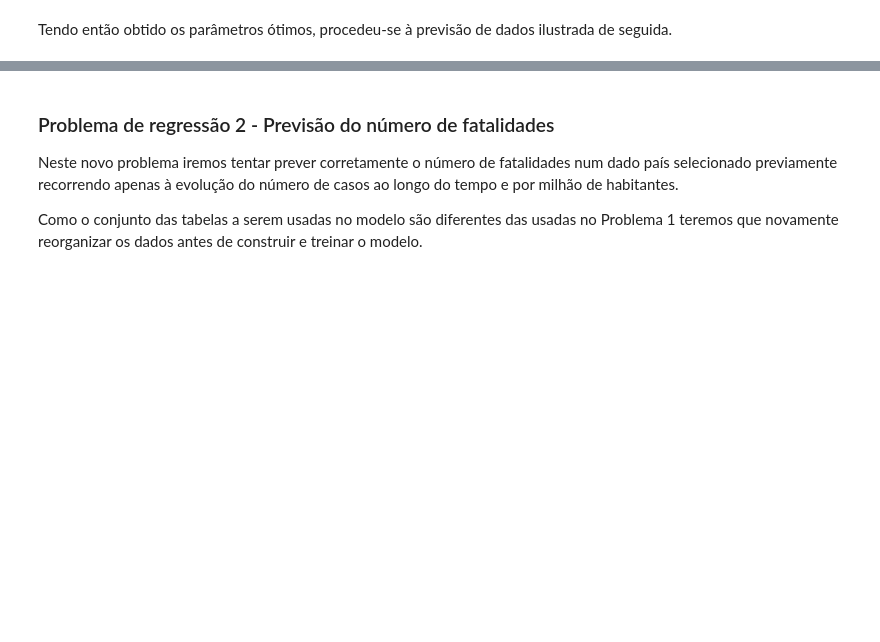
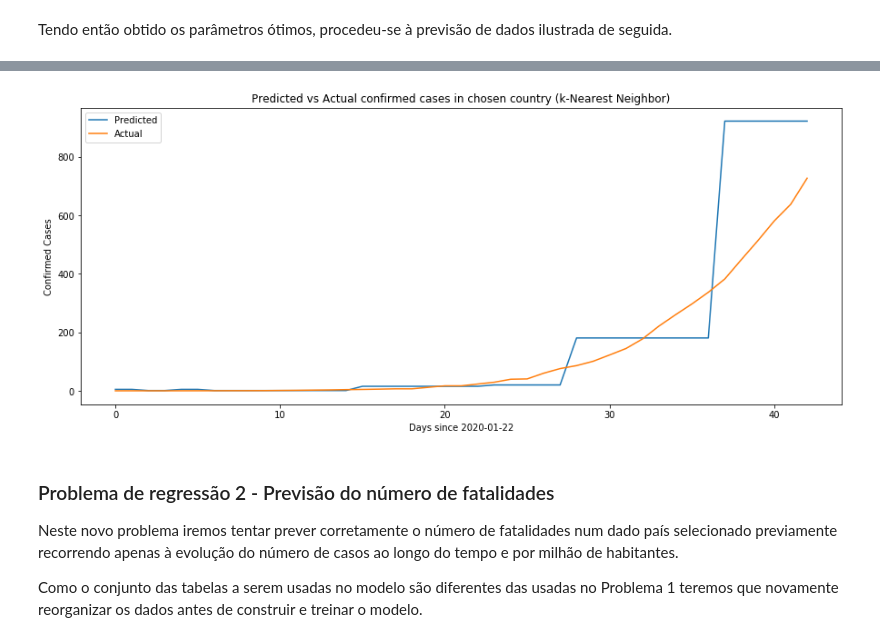
Before and after one commit to anamarisamacedo/FEUP-IART, a Jupyter notebook: TP2/notebook.ipynb, the cells around one changed output, grey strips where cells are left out. Drawn from its saved outputs; the diff is of its cells as text; code cells hidden in the pictures; blank space fills up the shorter version.

```diff
--- a/TP2/notebook.ipynb
+++ b/TP2/notebook.ipynb
@@ -795,3 +790,15 @@ Tal como para a Support Vector Machine, utilizou-se grid-search de modo a determ
+# %%
+testing = covid_DT.drop(covid_DT.loc[covid_DT.country== ct].index);
+testing.reset_index(drop=True, inplace=True)
+
+# Guardar os dados do país para a previsão final
+pred_country = covid_DT.loc[covid_DT['country'] == ct]
+pred_country.reset_index(drop=True, inplace=True)
+
+train = testing.drop('cases_per_million', axis=1)
+test = testing['cases_per_million']
+
+x_train, x_test, y_train, y_test = train_test_split(train, test, test_size=0.3, random_state=4, stratify=testing['country'])
 # %%
 %%time
 params = [{'max_features' : ['sqrt', 'log2'], 'splitter' : ['best', 'random'], 'random_state' : [1, 10, 100], 'min_samples_split' : [2],
@@ -819,0 +828,18 @@ print(error)
+# %%
+%%time
+# Preservar os dados reais
+solution = pred_country
+pred_country = pred_country.drop(['cases_per_million'], axis=1)
+
+#Prever
+predict = model_DT.predict(pred_country)
+pred_country['cases_per_million'] = predict
+
+error = mean_squared_error(solution['cases_per_million'],predict, squared=False)
+print("Mean Squared Error: ", error)
+
+fig = plt.figure(figsize=(15,6))
+sb.lineplot(x='passed_days', y='cases_per_million', label='Predicted', data=pred_country.groupby(['passed_days'], as_index=False)['cases_per_million'].sum())
+ax = sb.lineplot(x='passed_days', y='cases_per_million', label='Actual', data=solution.groupby(['passed_days'], as_index=False)['cases_per_million'].sum())
+ax = ax.set(xlabel='Days since 2020-01-22', ylabel='Confirmed Cases', title='Predicted vs Actual confirmed cases in chosen country (k-Nearest Neighbor)')
+# %% [output]
@@ -820,3 +848,4 @@ print(error)
+[figure, added]
 # %%
 pred = pred_country.drop('cases_per_million', axis=1)
 pred['cases_per_million'] = y_pred
```
Also changed, not shown: parts of 12 cells of this notebook.
